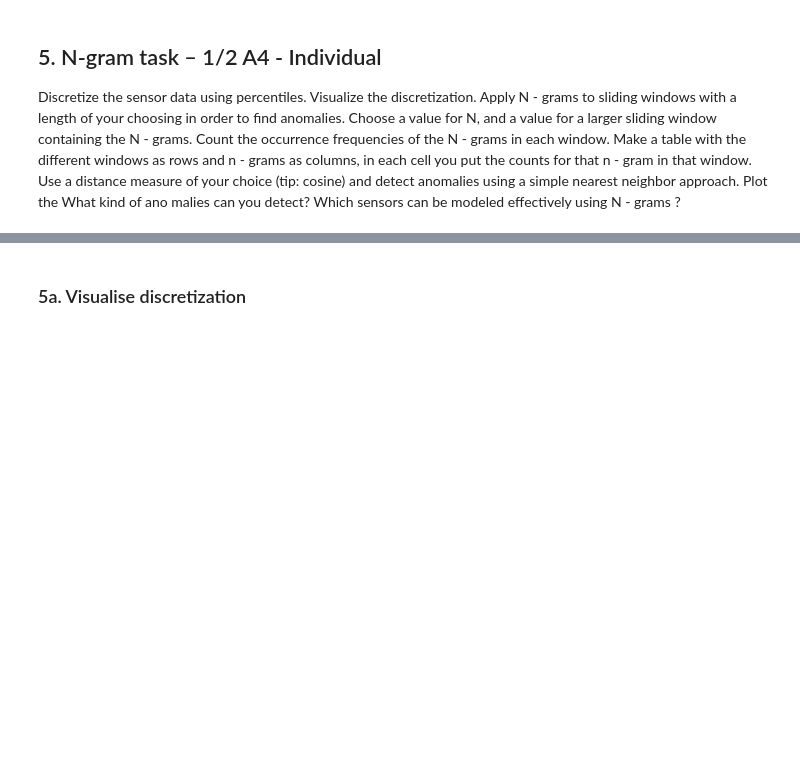
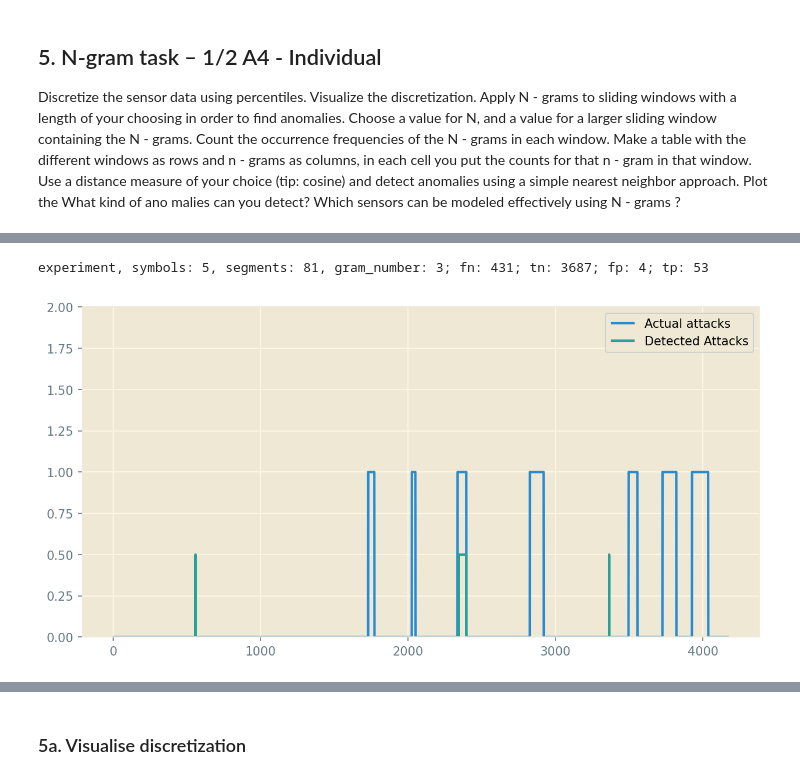
Before and after one commit to mennobo/cda_2_3_4, a Jupyter notebook: Lab2.ipynb, the cells around one changed output, grey strips where cells are left out. Cells and saved outputs as stored; diff of their text form; code cells hidden in the pictures; blank space fills up the shorter version.

```diff
--- a/Lab2.ipynb
+++ b/Lab2.ipynb
@@ -1133,0 +1250,29 @@ ModuleNotFoundError: No module named 'nltk'
+# %%
+def plot_attacks( attacks, detected_anomalies):
+    show_from = 0
+    show_to = 5000
+    detected_attacks = []
+    for a in range(len(attacks)):
+            if a in detected_anomalies:
+                detected_attacks.append(0.5)
+            else:
+                detected_attacks.append(-99)
+
+    detected_attacks = pd.DataFrame(detected_attacks)
+    plt.figure(figsize=[10,5])
+    plt.plot(attacks[show_from:show_to], label="Actual attacks")
+    plt.plot(detected_attacks[show_from:show_to], label="Detected Attacks")
+
+    axes = plt.gca()
+    axes.set_ylim([0,2])
+    plt.legend()
+    plt.savefig('pca_plot.png')
+    plt.show()
+
+attack_indices = df_attacks[' ATT_FLAG']
+max_tag, max_prec, anomaly_list, fp, tp = detect_anomaly(new_df['L_T1'], df_attacks[' ' + 'L_T1'], attack_indices, 3, 5, 81)
+print(max_tag)
+plot_attacks(df_attacks[' ATT_FLAG'], anomaly_list)
+# %% [output]
+experiment, symbols: 5, segments: 81, gram_number: 3; fn: 431; tn: 3687; fp: 4; tp: 53
+[figure, added]
```
Also changed, not shown: parts of 12 cells of this notebook, 1 other file.
